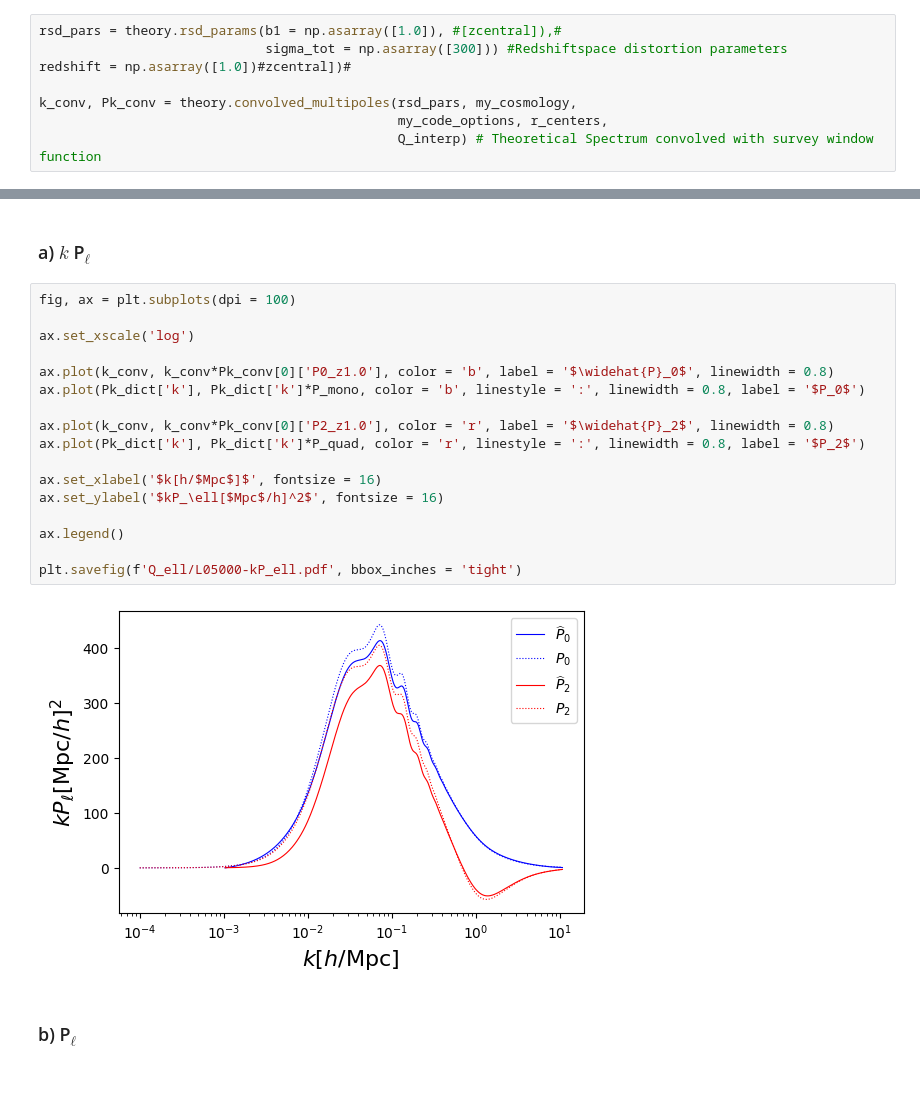
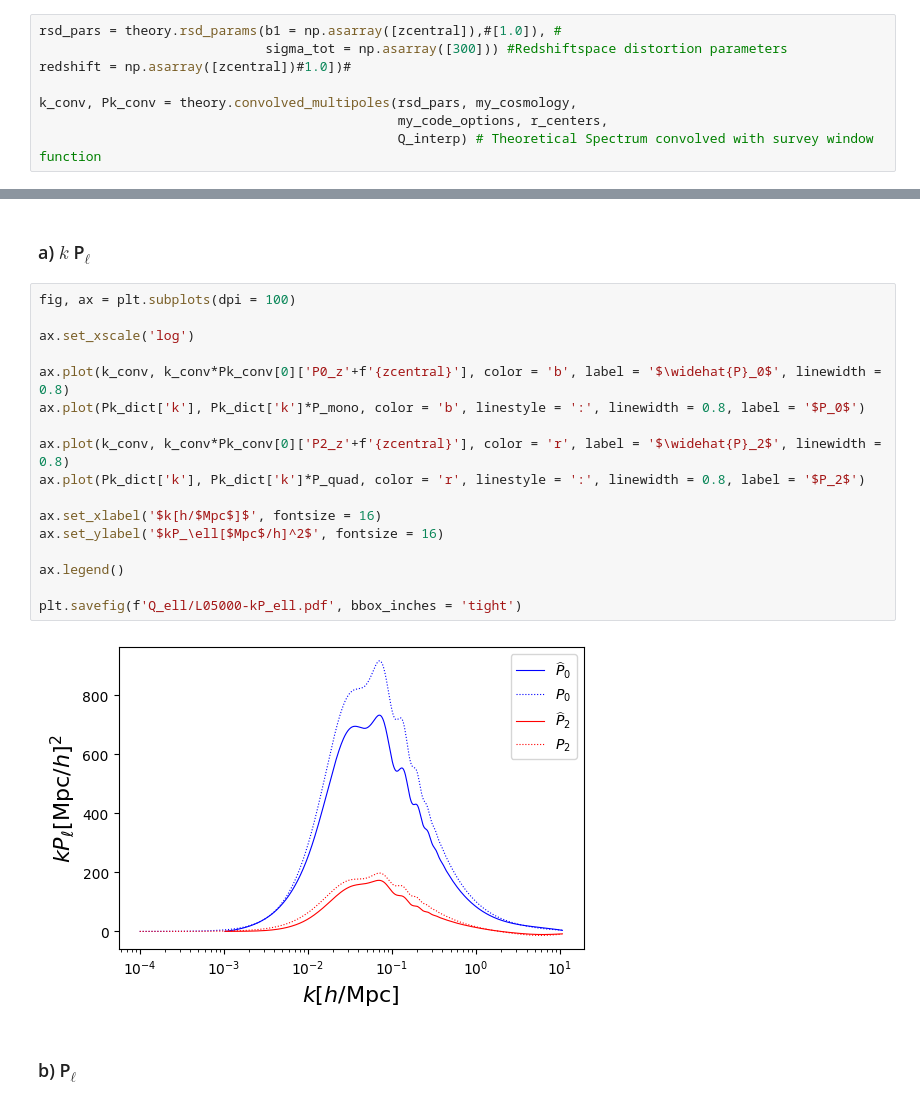
Before and after one commit to MTPK-USP/MTPK, a Jupyter notebook: cookbook-window_function_estimate.ipynb, the cells around one changed output, grey strips where cells are left out. Drawn from its saved outputs; the diff is of its cells as text.

Commit message:
Fixed the problem with zcentral: I was not updating the values of zcentral and matgrow after changing in cosmology

```diff
--- a/cookbook-window_function_estimate.ipynb
+++ b/cookbook-window_function_estimate.ipynb
@@ -216,9 +216,9 @@ plt.savefig(f'Q_ell/L05000-W_sq.pdf', bbox_inches='tight')
 # %% [markdown]
 ## 8) Convolving Q$_{\ell}$s with this window function
 # %%
-rsd_pars = theory.rsd_params(b1 = np.asarray([1.0]), #[zcentral]),#
+rsd_pars = theory.rsd_params(b1 = np.asarray([zcentral]),#[1.0]), #
                              sigma_tot = np.asarray([300])) #Redshiftspace distortion parameters
-redshift = np.asarray([1.0])#zcentral])#
+redshift = np.asarray([zcentral])#1.0])#
 
 k_conv, Pk_conv = theory.convolved_multipoles(rsd_pars, my_cosmology,
                                               my_code_options, r_centers,
@@ -270,22 +270,22 @@ np.savetxt(f'Q_ell/L05000-theoretical_spectra.dat', P_theoretical.T)
 # %%
 fig, ax = plt.subplots(dpi = 100)
 
 ax.set_xscale('log')
 
-ax.plot(k_conv, k_conv*Pk_conv[0]['P0_z1.0'], color = 'b', label = '$\widehat{P}_0$', linewidth = 0.8)
+ax.plot(k_conv, k_conv*Pk_conv[0]['P0_z'+f'{zcentral}'], color = 'b', label = '$\widehat{P}_0$', linewidth = 0.8)
 ax.plot(Pk_dict['k'], Pk_dict['k']*P_mono, color = 'b', linestyle = ':', linewidth = 0.8, label = '$P_0$')
 
-ax.plot(k_conv, k_conv*Pk_conv[0]['P2_z1.0'], color = 'r', label = '$\widehat{P}_2$', linewidth = 0.8)
+ax.plot(k_conv, k_conv*Pk_conv[0]['P2_z'+f'{zcentral}'], color = 'r', label = '$\widehat{P}_2$', linewidth = 0.8)
 ax.plot(Pk_dict['k'], Pk_dict['k']*P_quad, color = 'r', linestyle = ':', linewidth = 0.8, label = '$P_2$')
 
 ax.set_xlabel('$k[h/$Mpc$]$', fontsize = 16)
 ax.set_ylabel('$kP_\ell[$Mpc$/h]^2$', fontsize = 16)
 
 ax.legend()
 
 plt.savefig(f'Q_ell/L05000-kP_ell.pdf', bbox_inches = 'tight')
 # %% [output]
-[figure, old version]
+[figure, new version]
 # %% [markdown]
 ### b) P$_{\ell}$
 # %%
```
Also changed, not shown: parts of 7 cells of this notebook, 25 other files.
